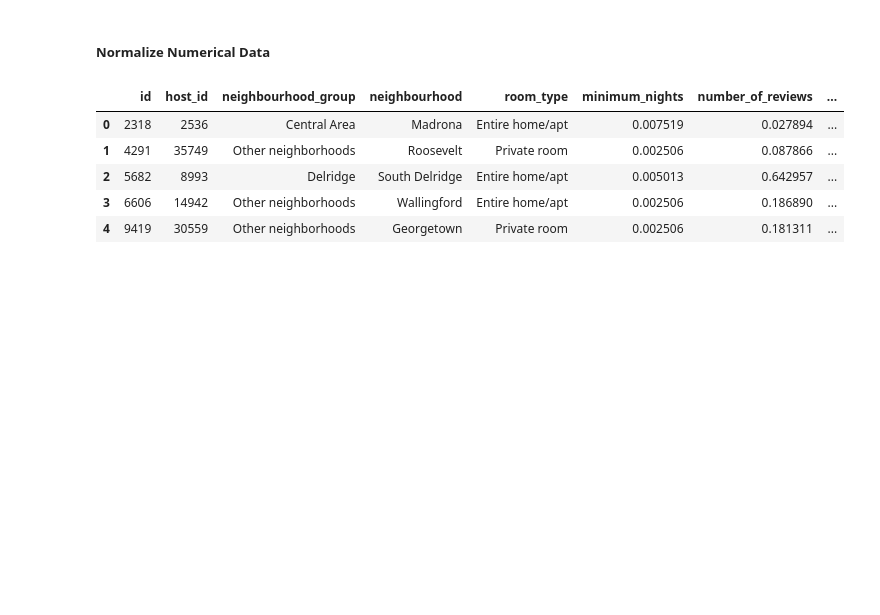
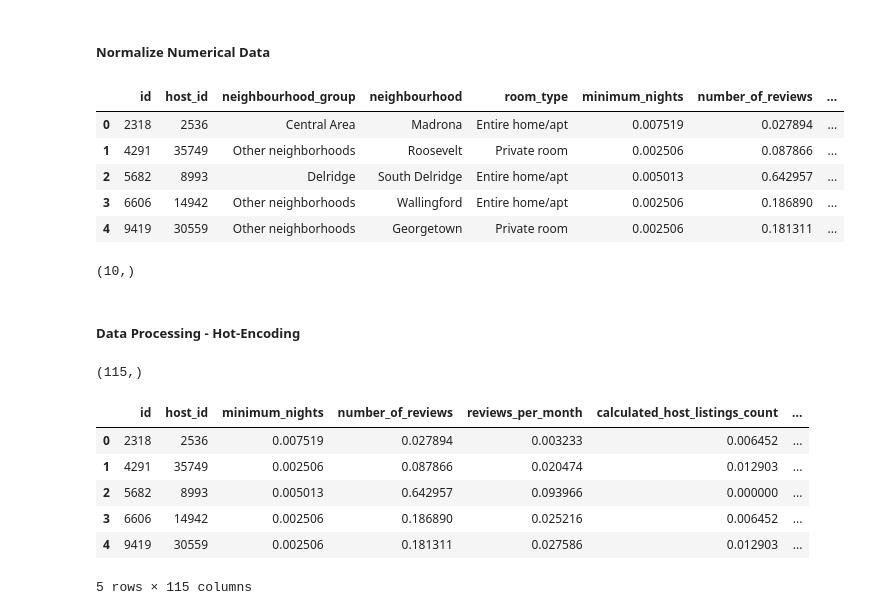
Before and after one commit to SimplifyData/Predict-Airbnb-Prices-in-Seattle, a Jupyter notebook: seattle_airbnb.ipynb, the cells around one changed output. Drawn from its saved outputs; the diff is of its cells as text; code cells hidden in the pictures; blank space fills up the shorter version.

```diff
--- a/seattle_airbnb.ipynb
+++ b/seattle_airbnb.ipynb
@@ -986,7 +986,7 @@ price_raw.head()
 4     65
 Name: price, dtype: int64
 # %%
-features_raw = airbnb_listing_df.drop(['price',"name", "host_name", "latitude", "longitude"], axis = 1, )
+features_raw = airbnb_listing_df.drop(['price',"name", "host_name", "latitude", "longitude","last_review"], axis = 1, )
 # %%
 features_raw.groupby("host_id")["number_of_reviews"].sum().plot(kind = "bar", figsize = (20,10), legend = True)
 # %% [output]
@@ -1029,3 +1028,9 @@ features_normalized.head()
 | 2 | 5682 | 8993 | Delridge | South Delridge | Entire home/apt | 0.005013 | 0.642957 | ... |
 | 3 | 6606 | 14942 | Other neighborhoods | Wallingford | Entire home/apt | 0.002506 | 0.186890 | ... |
 | 4 | 9419 | 30559 | Other neighborhoods | Georgetown | Private room | 0.002506 | 0.181311 | ... |
+# %%
+features_normalized.columns.shape
+# %% [output]
+(10,)
+# %% [markdown]
+##### Data Processing - Hot-Encoding
@@ -1031,0 +1039,16 @@ features_normalized.head()
+# %%
+features_final = pd.get_dummies(features_normalized)
+# %%
+features_final.columns.shape
+# %% [output]
+(115,)
+# %%
+features_final.head()
+# %% [output]
+|  | id | host_id | minimum_nights | number_of_reviews | reviews_per_month | calculated_host_listings_count | ... |
+| 0 | 2318 | 2536 | 0.007519 | 0.027894 | 0.003233 | 0.006452 | ... |
+| 1 | 4291 | 35749 | 0.002506 | 0.087866 | 0.020474 | 0.012903 | ... |
+| 2 | 5682 | 8993 | 0.005013 | 0.642957 | 0.093966 | 0.000000 | ... |
+| 3 | 6606 | 14942 | 0.002506 | 0.186890 | 0.025216 | 0.006452 | ... |
+| 4 | 9419 | 30559 | 0.002506 | 0.181311 | 0.027586 | 0.012903 | ... |
+5 rows × 115 columns
```
Also changed, not shown: parts of 2 cells of this notebook.
